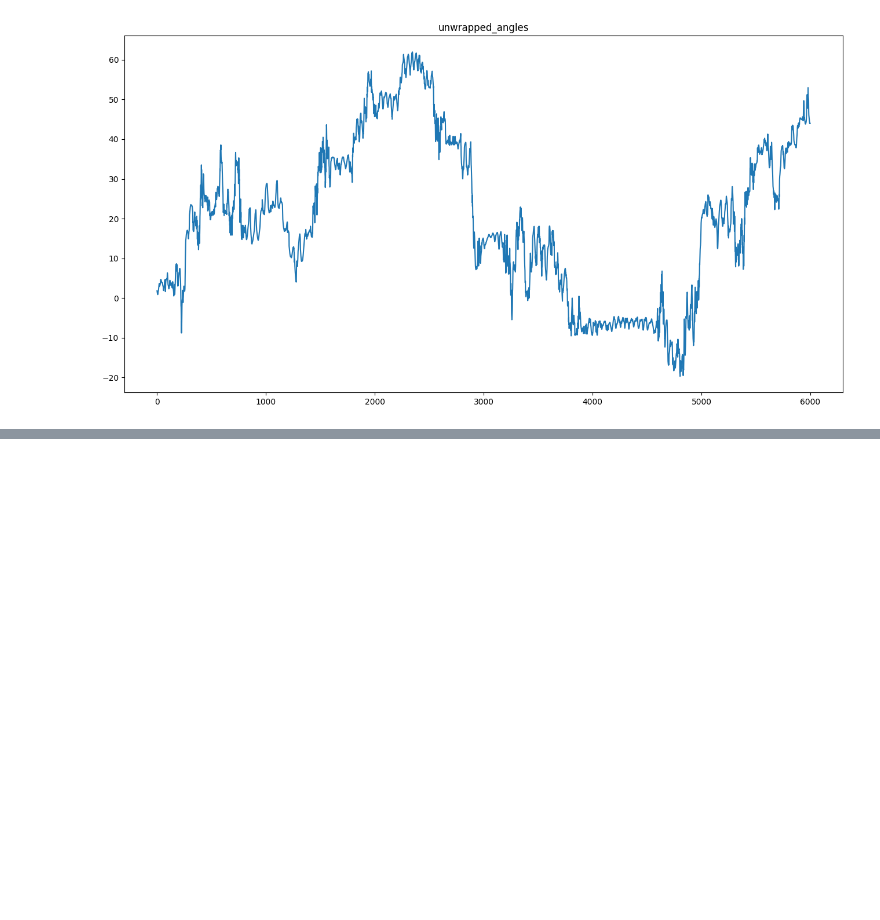
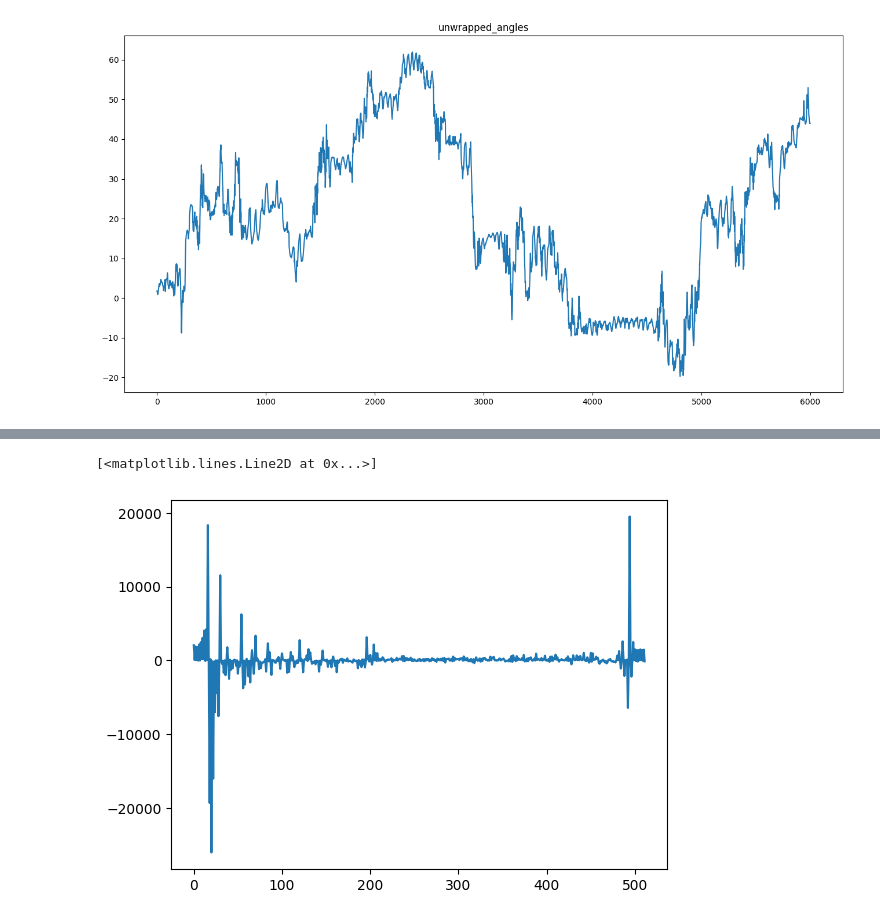
Before and after one commit to tqdinh/gensignal, a Jupyter notebook: EXTRACT_VITAL_SIGNAL_IN_FMCW_RADAR_4.ipynb, the cells around one changed output, grey strips where cells are left out. Cells and saved outputs as stored; diff of their text form; code cells hidden in the pictures; blank space fills up the shorter version.

```diff
--- a/EXTRACT_VITAL_SIGNAL_IN_FMCW_RADAR_4.ipynb
+++ b/EXTRACT_VITAL_SIGNAL_IN_FMCW_RADAR_4.ipynb
@@ -268,3 +259,8 @@ plt.show()
+# %%
+plt.plot(corrected_range_slow_time_m_x_n[0])
+# %% [output]
+[<matplotlib.lines.Line2D at 0x...>]
+[figure, added]
 # %%
 unwrapped_corrected_range_slow_time_m_x_n = np.zeros_like(corrected_range_slow_time_m_x_n)
 for j_th in range(0,range_bins):
```
Also changed, not shown: parts of 6 cells of this notebook, 4 other files.
